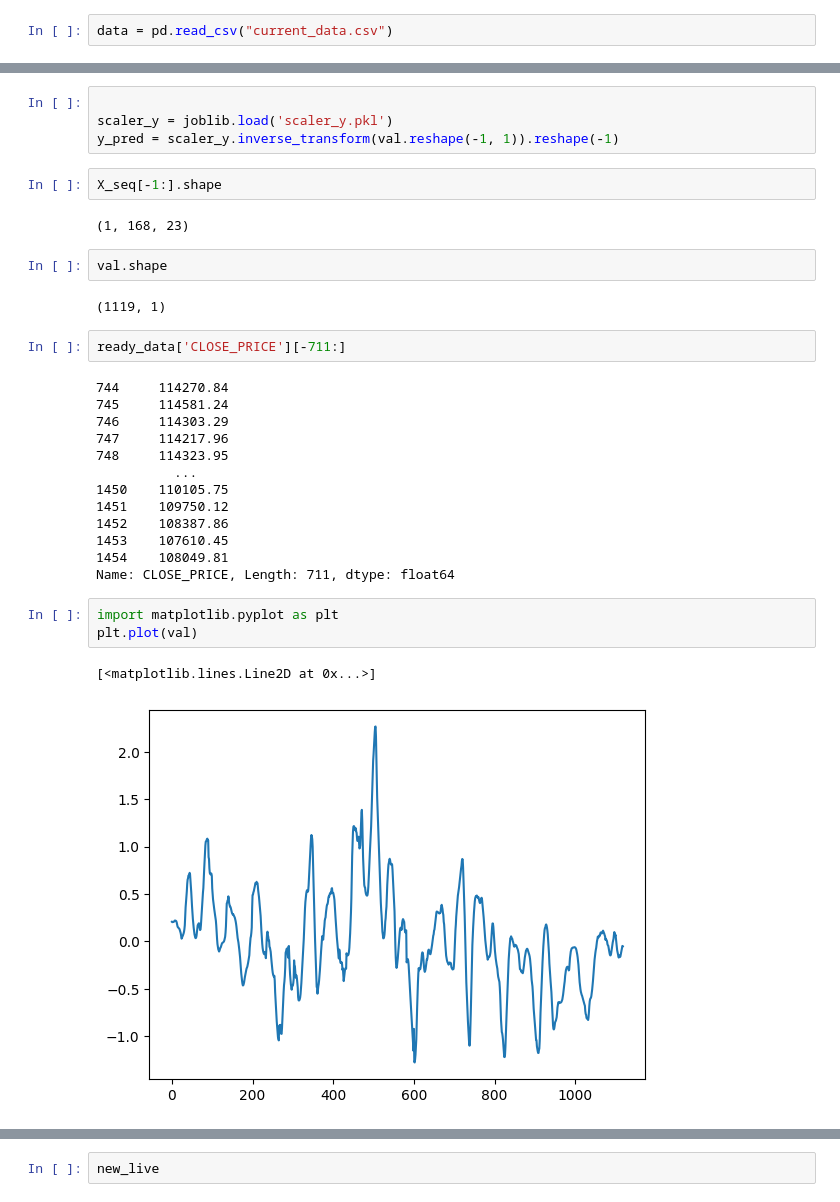
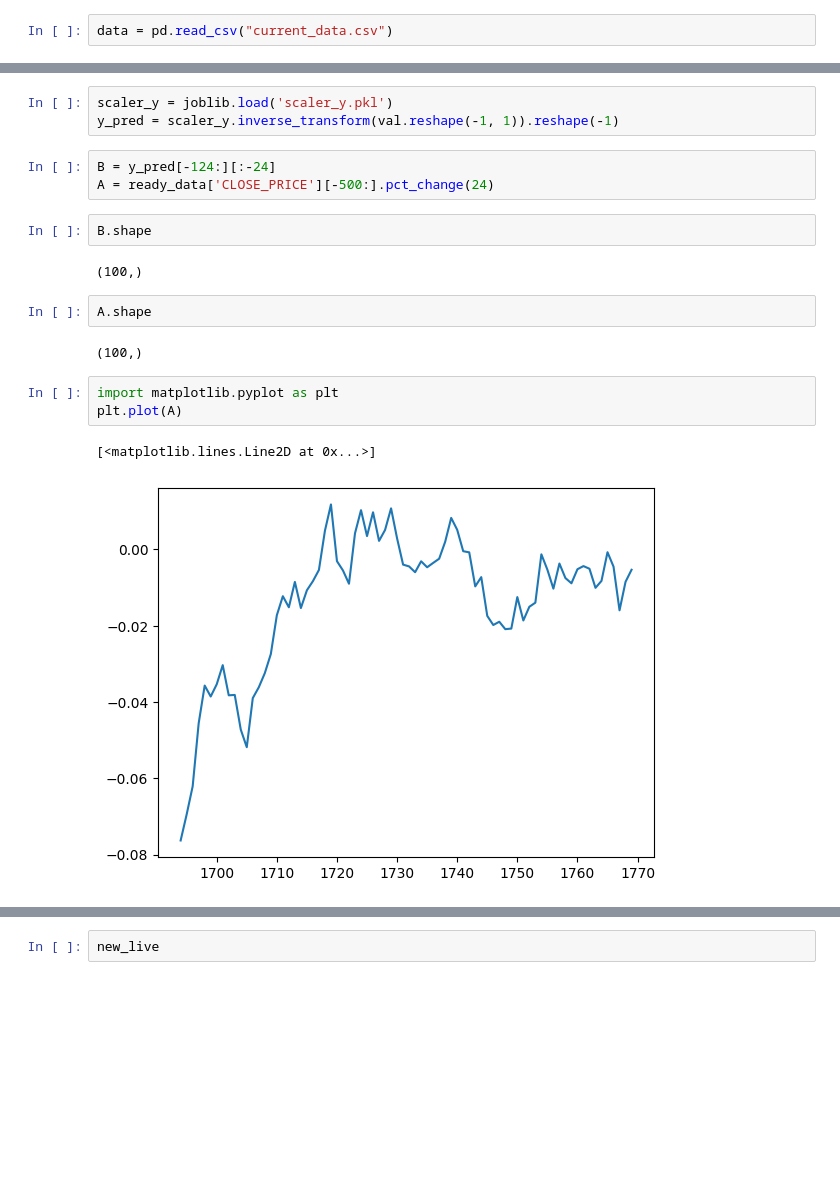
Before and after one commit to LaxmanGhadi/Crypto_bot, a Jupyter notebook: ModelFile/LSTM_File/API_TESTS.ipynb, the cells around one changed output, grey strips where cells are left out. Saved outputs shown, nothing was run; the diff lists cells and outputs as text; blank space fills up the shorter version.

```diff
--- a/ModelFile/LSTM_File/API_TESTS.ipynb
+++ b/ModelFile/LSTM_File/API_TESTS.ipynb
@@ -273,33 +285,20 @@ data = pd.read_csv("current_data.csv")
 # %%
-
 scaler_y = joblib.load('scaler_y.pkl')
 y_pred = scaler_y.inverse_transform(val.reshape(-1, 1)).reshape(-1)
-# %%
-X_seq[-1:].shape
-# %% [output]
-(1, 168, 23)
+# %%
+B = y_pred[-124:][:-24]
+A = ready_data['CLOSE_PRICE'][-500:].pct_change(24)
 # %%
-val.shape
+B.shape
 # %% [output]
-(1119, 1)
+(100,)
-# %%
-ready_data['CLOSE_PRICE'][-711:]
-# %% [output]
-744     114270.84
-745     114581.24
-746     114303.29
-747     114217.96
-748     114323.95
-          ...
-1450    110105.75
-1451    109750.12
-1452    108387.86
-1453    107610.45
-1454    108049.81
-Name: CLOSE_PRICE, Length: 711, dtype: float64
+# %%
+A.shape
+# %% [output]
+(100,)
 # %%
 import matplotlib.pyplot as plt
-plt.plot(val)
+plt.plot(A)
 # %% [output]
 [<matplotlib.lines.Line2D at 0x...>]
-[figure, old version]
+[figure, new version]
```
Also changed, not shown: parts of 10 cells of this notebook.
